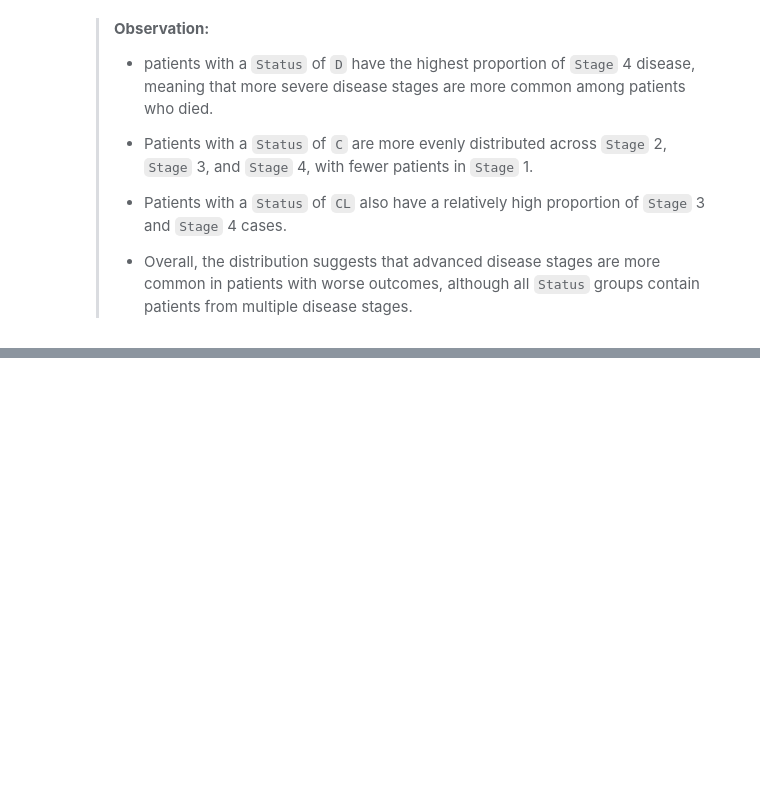
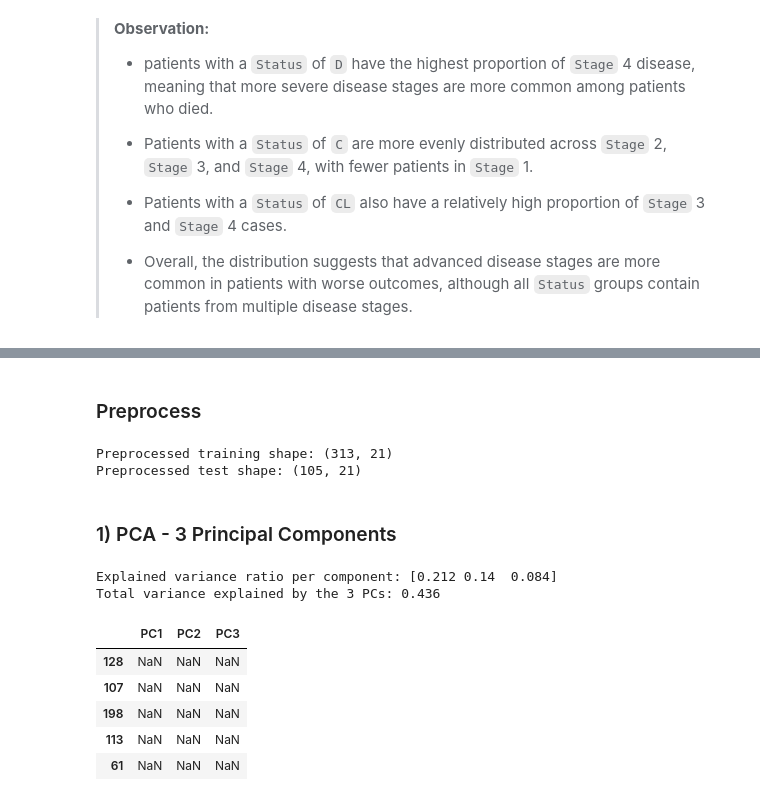
Before and after one commit to swirita/Cirrhosis-Prediction, a Jupyter notebook: Cirrhosis_Prediction.ipynb, the cells around one changed output, grey strips where cells are left out. Saved outputs shown, nothing was run; the diff lists cells and outputs as text; code cells hidden in the pictures; blank space fills up the shorter version.

```diff
--- a/Cirrhosis_Prediction.ipynb
+++ b/Cirrhosis_Prediction.ipynb
@@ -949,0 +877,39 @@ weighted avg       0.70      0.74      0.72       105
+# %% [markdown]
+### Preprocess
+# %%
+# Fit on training data, then transform both sets
+X_train_pre = preprocessor.fit_transform(X_train, y_train)
+X_test_pre = preprocessor.transform(X_test)
+
+print("Preprocessed training shape:", X_train_pre.shape)
+print("Preprocessed test shape:", X_test_pre.shape)
+# %% [output]
+Preprocessed training shape: (313, 21)
+Preprocessed test shape: (105, 21)
+# %% [markdown]
+### 1) PCA - 3 Principal Components
+# %%
+pca = PCA(n_components=3, random_state=42)
+
+# fit PCA on the training data
+X_train_pcs = pca.fit_transform(X_train_pre)
+# use transform to get the PCs for the test data
+X_test_pcs = pca.transform(X_test_pre)
+
+pc_cols = ['PC1', 'PC2', 'PC3']
+X_train_pcs = pd.DataFrame(X_train_pcs, columns=pc_cols, index=X_train_pre.index)
+X_test_pcs = pd.DataFrame(X_test_pcs, columns=pc_cols, index=X_test_pre.index)
+
+print("Explained variance ratio per component:", pca.explained_variance_ratio_.round(3))
+print("Total variance explained by the 3 PCs:", round(pca.explained_variance_ratio_.sum(), 3))
+
+X_train_pcs.head()
+# %% [output]
+Explained variance ratio per component: [0.212 0.14  0.084]
+Total variance explained by the 3 PCs: 0.436
+|  | PC1 | PC2 | PC3 |
+| 128 | NaN | NaN | NaN |
+| 107 | NaN | NaN | NaN |
+| 198 | NaN | NaN | NaN |
+| 113 | NaN | NaN | NaN |
+| 61 | NaN | NaN | NaN |
```
Also changed, not shown: parts of 17 cells of this notebook.
